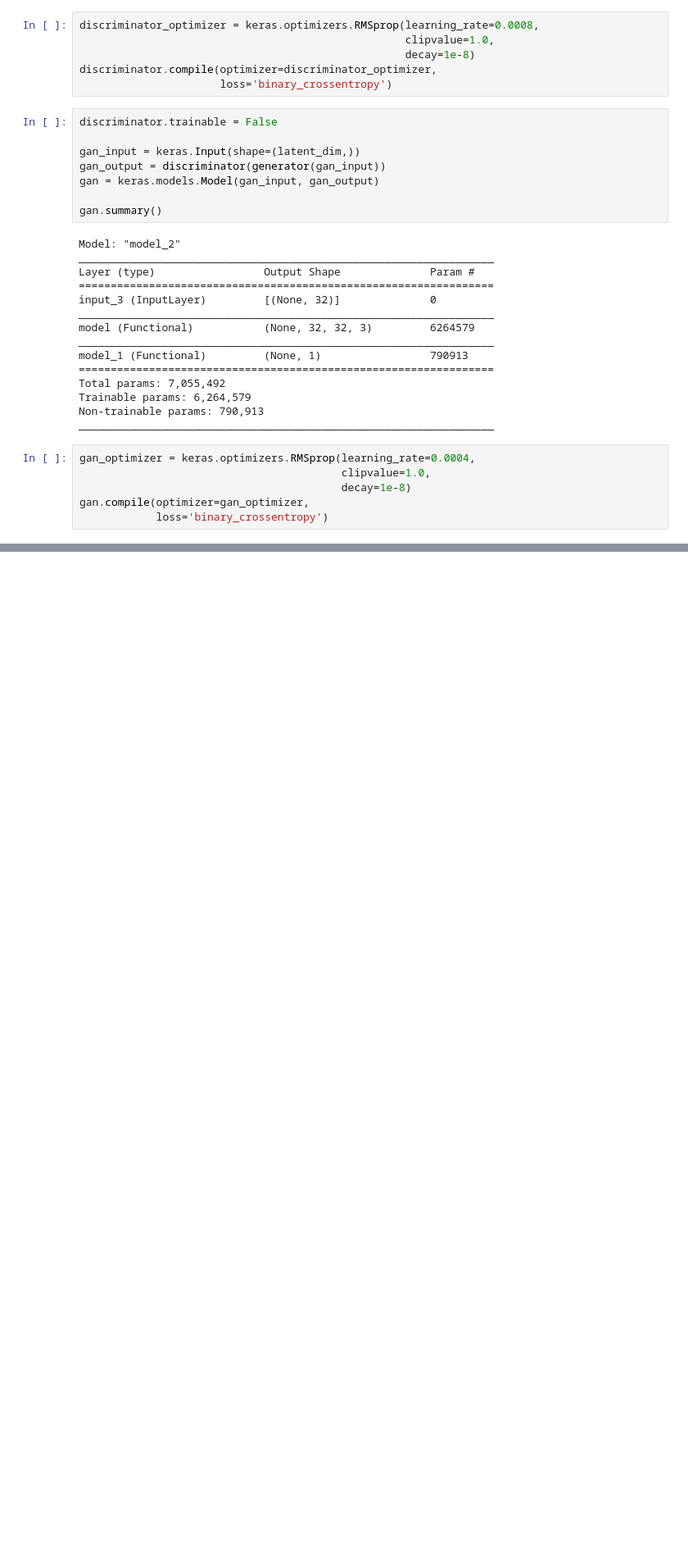
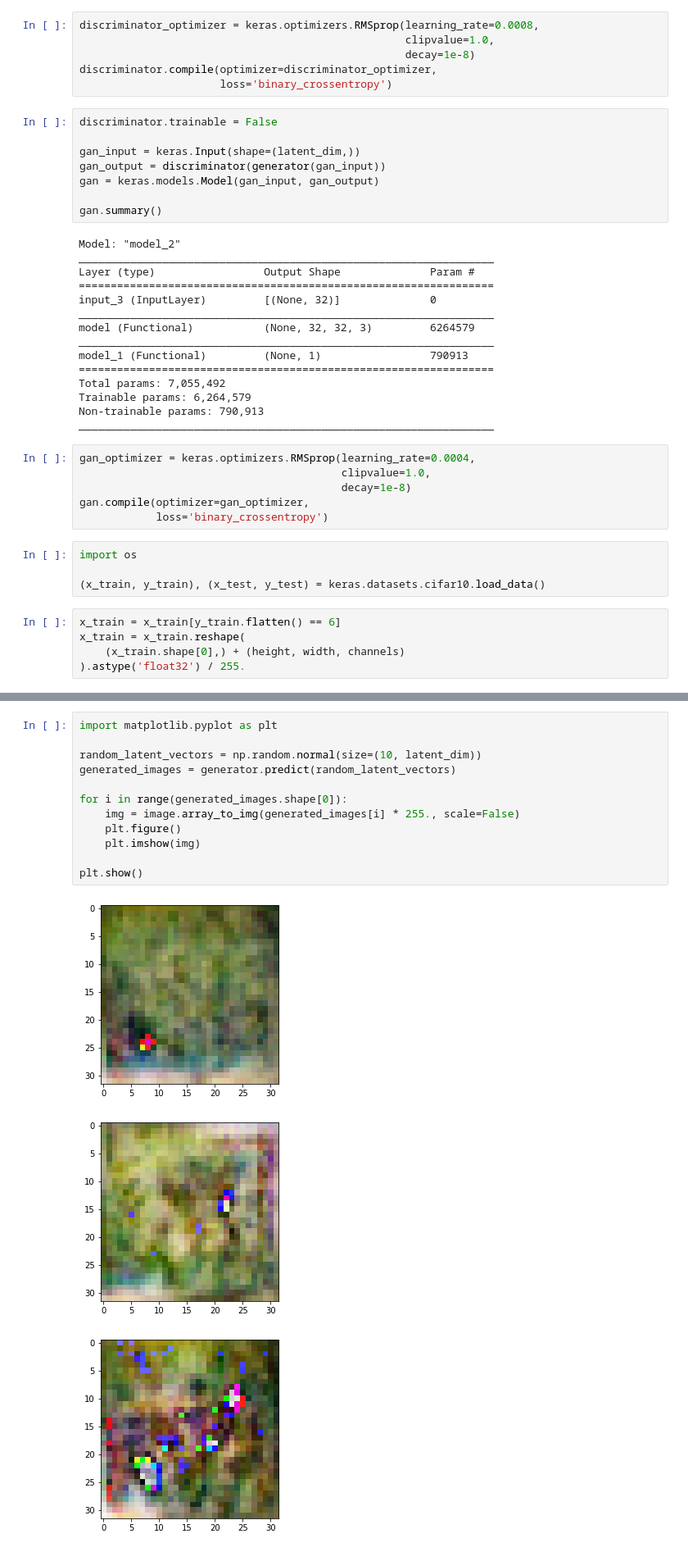
Before and after one commit to KimHS0915/keras-deep-learning-with-python, a Jupyter notebook: 08/generative-adversarial-network.ipynb, the cells around one changed output, grey strips where cells are left out. Shown: that part at 82% size. Cells and saved outputs as stored; diff of their text form; blank space fills up the shorter version.

Commit message:
Train DCGAN

```diff
--- a/08/generative-adversarial-network.ipynb
+++ b/08/generative-adversarial-network.ipynb
@@ -115,3 +115,12 @@ gan_optimizer = keras.optimizers.RMSprop(learning_rate=0.0004,
                                          decay=1e-8)
 gan.compile(optimizer=gan_optimizer,
             loss='binary_crossentropy')
+# %%
+import os
+
+(x_train, y_train), (x_test, y_test) = keras.datasets.cifar10.load_data()
+# %%
+x_train = x_train[y_train.flatten() == 6]
+x_train = x_train.reshape(
+    (x_train.shape[0],) + (height, width, channels)
+).astype('float32') / 255.
@@ -117,0 +182,16 @@ gan.compile(optimizer=gan_optimizer,
+# %%
+import matplotlib.pyplot as plt
+
+random_latent_vectors = np.random.normal(size=(10, latent_dim))
+generated_images = generator.predict(random_latent_vectors)
+
+for i in range(generated_images.shape[0]):
+    img = image.array_to_img(generated_images[i] * 255., scale=False)
+    plt.figure()
+    plt.imshow(img)
+
+plt.show()
+# %% [output]
+[figure, added]
+[figure, added]
+[figure, added]
```
Also changed, not shown: parts of 2 cells of this notebook.
